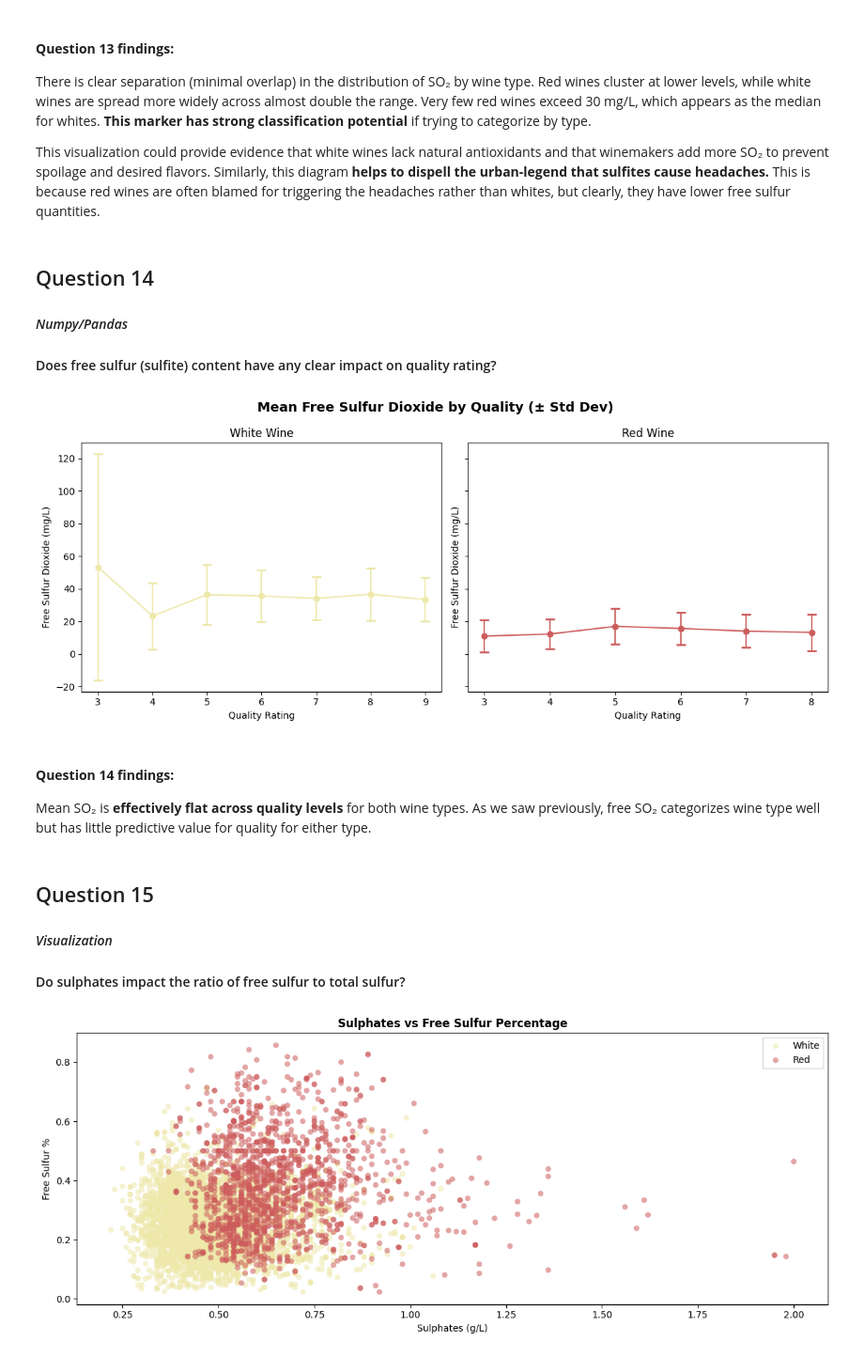
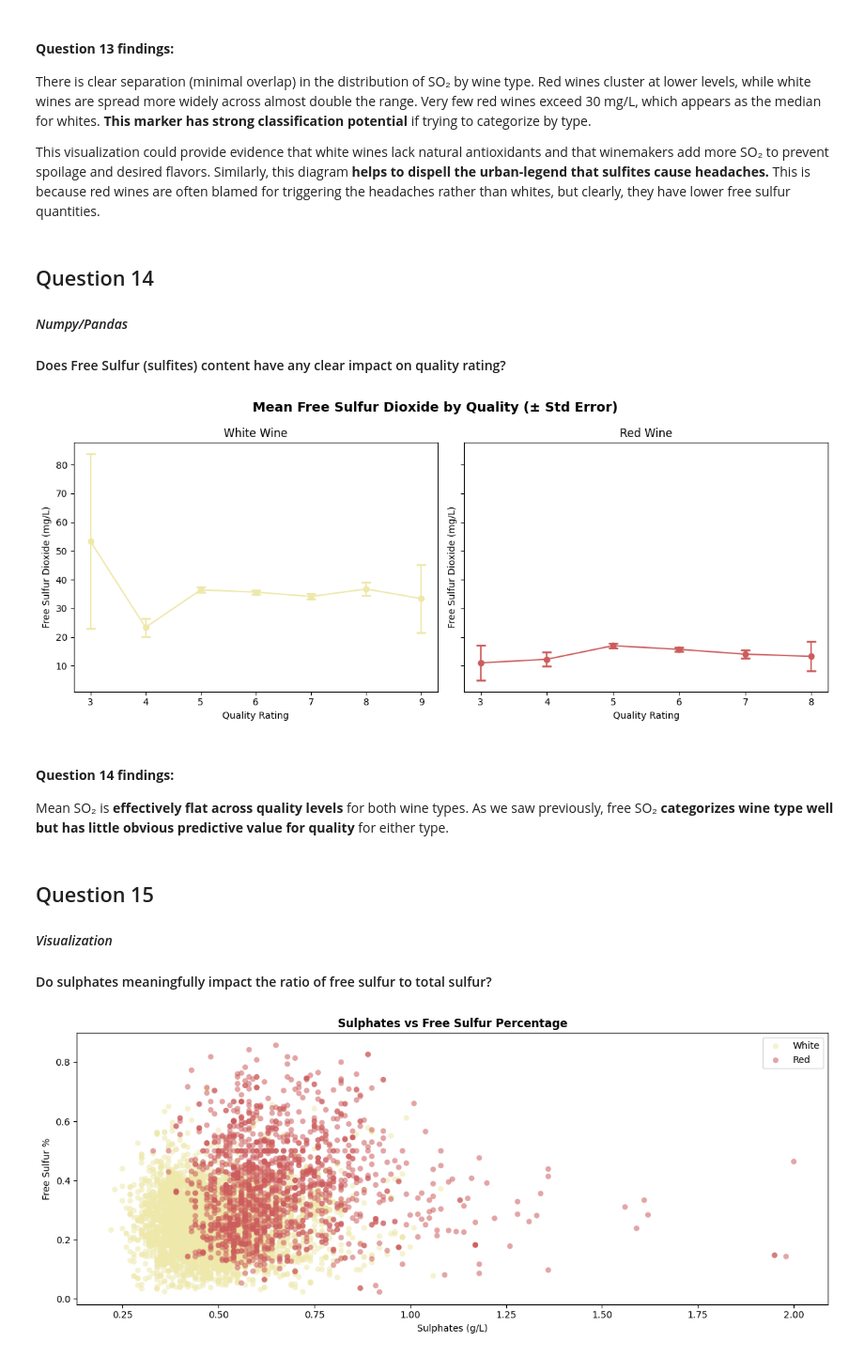
Before and after one commit to bspoerri/DS5010-Final-Project, a Jupyter notebook: final_project.ipynb, the cells around one changed output. Shown at 94% size. Cells and saved outputs as stored; diff of their text form; code cells hidden in the pictures.

```diff
--- a/final_project.ipynb
+++ b/final_project.ipynb
@@ -395,7 +399,7 @@ for ax, (wine_type, type_group) in zip(axes, combined.groupby('type')):
     quality_stats = type_group.groupby(pH_bin)['quality'].agg(['mean', 'std', 'count'])
 
     # filter out bins with too few samples for reliable statistics
-    quality_stats = quality_stats[quality_stats['count'] > 10]
+    quality_stats = quality_stats[quality_stats['count'] >= 30]
 
     # calculate standard error for confidence intervals
     quality_stats['se'] = quality_stats['std'] / np.sqrt(quality_stats['count'])
@@ -403,7 +407,7 @@ for ax, (wine_type, type_group) in zip(axes, combined.groupby('type')):
     # plot mean quality with standard error bars
     ax.errorbar(range(len(quality_stats)),
                 quality_stats['mean'],
-                yerr=quality_stats['se'],
+                yerr=1.96 * quality_stats['se'],
                 fmt='o',
                 capsize=4,
                 color=default_colors[wine_type])
@@ -563,7 +568,7 @@ for ax, wine_type in zip(axes, combined['type'].unique()):
     # compute median feature values for quality extremes
     # low quality (3-4) vs high quality (8-9) to maximize contrast
     low_med = data[data['quality'].isin([3, 4])][numerical_markers].median()
-    high_med = data[data['quality'].isin([8, 9])][numerical_markers].median()
+    high_med = data[data['quality'].isin([7, 8, 9])][numerical_markers].median()
 
     # percent change: positive = higher in premium wines, negative = lower in premium wines
     pct_diff = ((high_med - low_med) / low_med) * 100
@@ -589,7 +594,7 @@ for ax, wine_type in zip(axes, combined['type'].unique()):
     ax.spines['right'].set_visible(False)
     ax.grid(axis='x', alpha=0.3)
 
-plt.suptitle('High Quality (8-9) vs Low Quality (3-4): Median Difference',
+plt.suptitle('High Quality (7-9) vs Low Quality (3-4): Median Difference',
              fontweight='bold', fontsize=14)
 plt.tight_layout()
 plt.show()
@@ -686,13 +695,13 @@ plt.show()
 [figure]
 # %%
 # compute correlation matrices grouped by wine type
-corrs = combined.groupby(['type'])[numerical_columns].corr()
+correlation_coefficients = combined.groupby(['type'])[numerical_columns].corr()
 
 for wine_type in combined['type'].unique():
     print(f'{wine_type.title()} Wine Correlations:')
-    print('=' * 50)
+    print('=' * 75)
 
-    type_corrs = corrs.loc[wine_type]
+    type_corrs = correlation_coefficients.loc[wine_type]
 
     # correlations with quality, sorted strongest to weakest
     quality_corrs = type_corrs['quality'].drop('quality').sort_values(ascending=False)
@@ -706,7 +715,7 @@ for wine_type in combined['type'].unique():
         top_pairing = marker_corrs.idxmax()
         pairing_corr = type_corrs.loc[marker, top_pairing]
 
-        print(f'{marker:25} quality: {quality:+.3f}   top pair: {top_pairing} ({pairing_corr:+.3f})')
+        print(f'{marker:25} quality: {quality:+.2f}   top pair: {top_pairing} ({pairing_corr:+.2f})')
 
     print()
 # %% [output]
@@ -764,7 +778,7 @@ for ax, wine_type in zip(axes, combined['type'].unique()):
                 marker='o',
                 capsize=5,
                 capthick=2,
-                color='indianred' if wine_type == 'red' else 'goldenrod')
+                color='indianred' if wine_type == 'red' else 'palegoldenrod')
 
     # annotate sample size above each error bar
     for quality in alc_stats_by_type.index:
@@ -886,38 +900,43 @@ This visualization could provide evidence that white wines lack natural antioxid
 ## Question 14
 #### *Numpy/Pandas*
 
-#### Does free sulfur (sulfite) content have any clear impact on quality rating?
+#### Does Free Sulfur (sulfites) content have any clear impact on quality rating?
 # %%
 fig, axes = plt.subplots(1, 2, figsize=(12, 5), sharey=True)
 
 # compare free SO2 levels across quality ratings for each wine type
 for ax, wine_type in zip(axes, combined["type"].unique()):
     data = combined.loc[combined["type"] == wine_type]
-    sulfur_stats = data.groupby("quality")["free sulfur dioxide"].agg(['mean', 'std'])
 
-    # error bars show 1 standard deviation around mean
-    ax.errorbar(sulfur_stats.index, sulfur_stats['mean'], yerr=sulfur_stats['std'],
+    # compute mean, 95% CI margin of error for error bars
+    sulfur_stats = data.groupby("quality")["free sulfur dioxide"].agg(
+        mean='mean',
+        moe=lambda x: 1.96 * (x.std() / (len(x) ** 0.5))
+    )
+
+    # error bars show 1 standard error around mean
+    ax.errorbar(sulfur_stats.index, sulfur_stats['mean'], yerr=sulfur_stats['moe'],
                 marker='o', capsize=5, capthick=2,
                 color=default_colors[wine_type])
     ax.set_title(f'{wine_type.title()} Wine')
     ax.set_xlabel('Quality Rating')
     ax.set_ylabel('Free Sulfur Dioxide (mg/L)')
 
-plt.suptitle('Mean Free Sulfur Dioxide by Quality (± Std Dev)',
+plt.suptitle('Mean Free Sulfur Dioxide by Quality (± Std Error)',
              fontsize=14,
              fontweight='bold')
 plt.tight_layout()
 plt.show()
 # %% [output]
-[figure, old version]
+[figure, new version]
 # %% [markdown]
 #### **Question 14 findings:**
-Mean SO₂ is **effectively flat across quality levels** for both wine types. As we saw previously, free SO₂ categorizes wine type well but has little predictive value for quality for either type.
+Mean SO₂ is **effectively flat across quality levels** for both wine types. As we saw previously, free SO₂ **categorizes wine type well but has little obvious predictive value for quality** for either type.
 # %% [markdown]
 ## Question 15
 #### *Visualization*
 
-#### Do sulphates impact the ratio of free sulfur to total sulfur?
+#### Do sulphates meaningfully impact the ratio of free sulfur to total sulfur?
 # %%
 # calculate field for acidity ratio
 free_sulfur_pct = combined["free sulfur dioxide"] / combined["total sulfur dioxide"]
```
Also changed, not shown: parts of 55 cells of this notebook.
